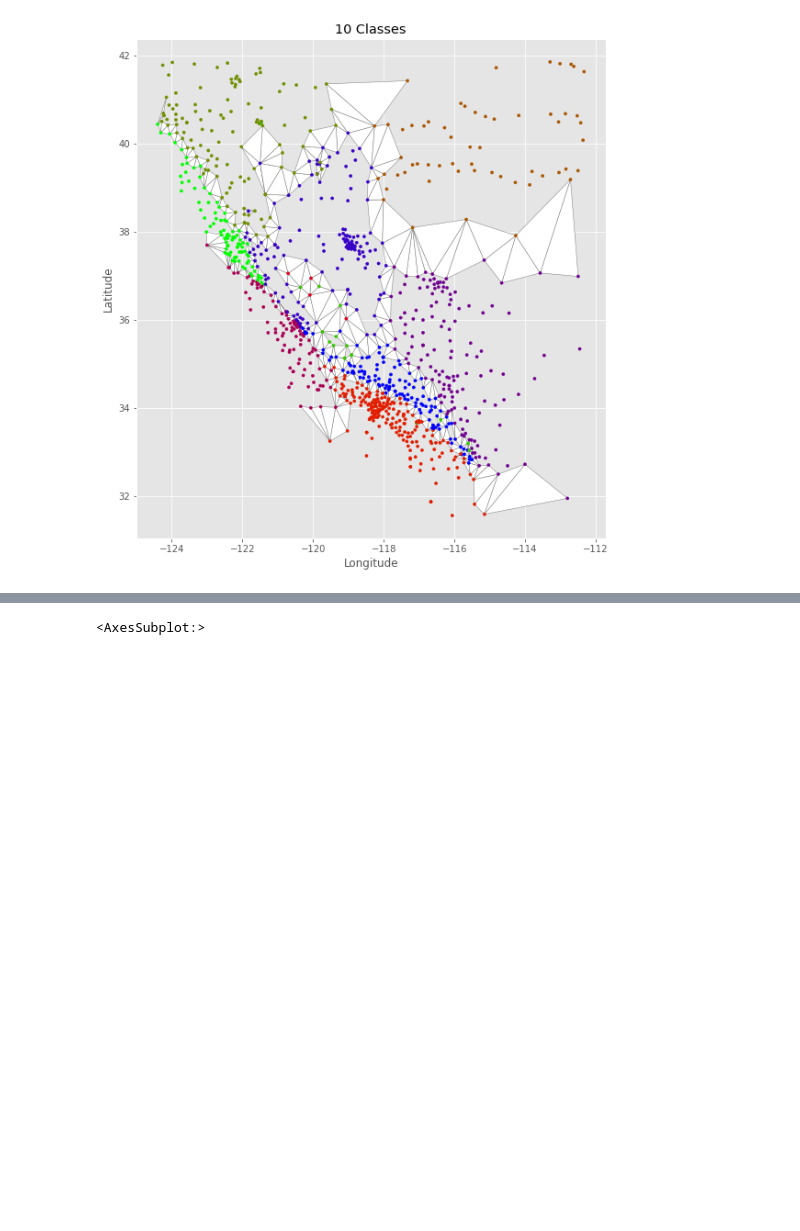
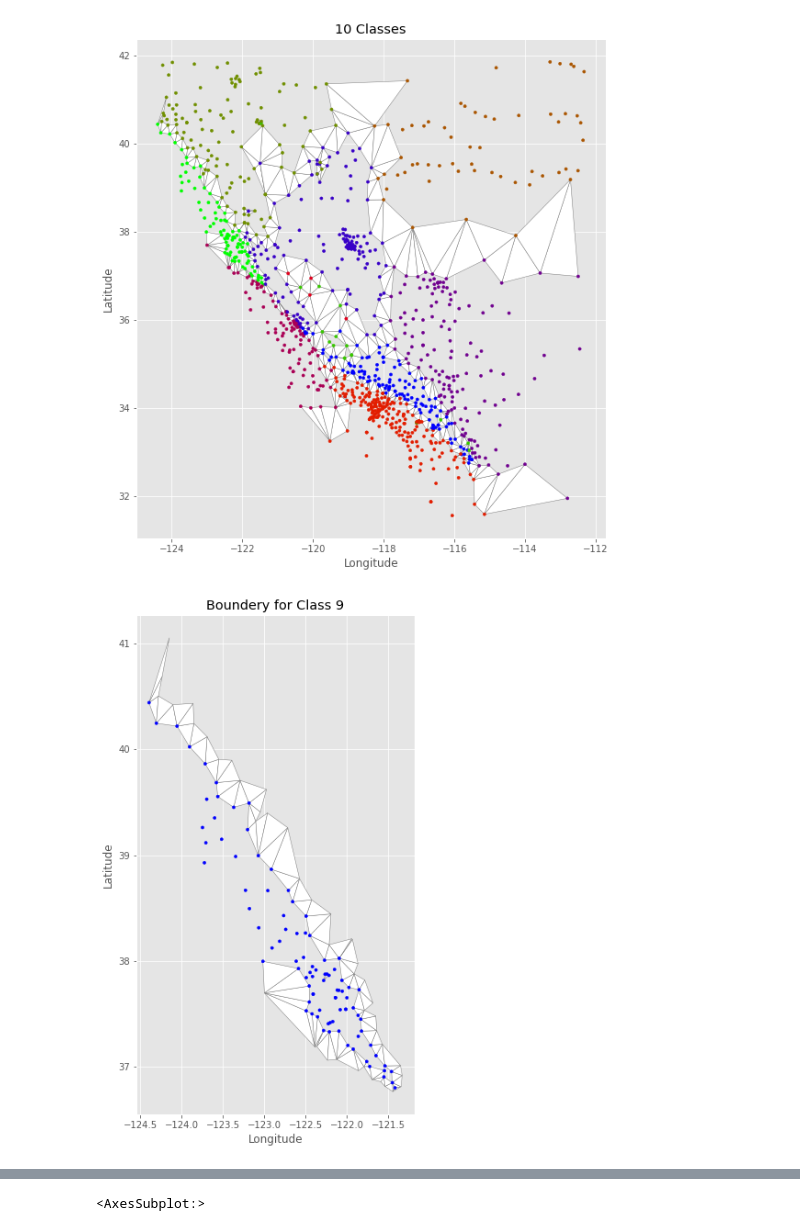
Before and after one commit to GeoGateway/GPS_clustering, a Jupyter notebook: notebooks/Delaunay triangulation.ipynb, the cells around one changed output, grey strips where cells are left out. Drawn from its saved outputs; the diff is of its cells as text; code cells hidden in the pictures; blank space fills up the shorter version.

```diff
--- a/notebooks/Delaunay triangulation.ipynb
+++ b/notebooks/Delaunay triangulation.ipynb
@@ -26,7 +26,7 @@ def drawtwoplots(gpd_dt,gpd_pt, title,line=False):
         gpd_dt.plot(ax=ax, color='red')
     else:
         gpd_dt.plot(ax=ax, color='white', edgecolor="grey")
-    gpd.plot(ax=ax, marker='o',column="Label", markersize=10,cmap="brg")
+    gpd_pt.plot(ax=ax, marker='o',column="Label", markersize=10,cmap="brg")
     plt.title(title)
     plt.xlabel("Longitude")
     plt.ylabel("Latitude")
@@ -95,3 +106,9 @@ gpd_tr.plot(facecolor='none',edgecolor='black')
 drawtwoplots(gpd_tr,gpd,"10 Classes")
 # %% [output]
 [figure]
+# %%
+gpd_tr_class_9 = gpd_tr.loc[gpd_tr['Type'].str.contains("9")]
+gpd_class_9 = gpd.loc[gpd['Label']==9]
+drawtwoplots(gpd_tr_class_9,gpd_class_9,"Boundery for Class 9")
+# %% [output]
+[figure, added]
```
Also changed, not shown: parts of 4 cells of this notebook.
